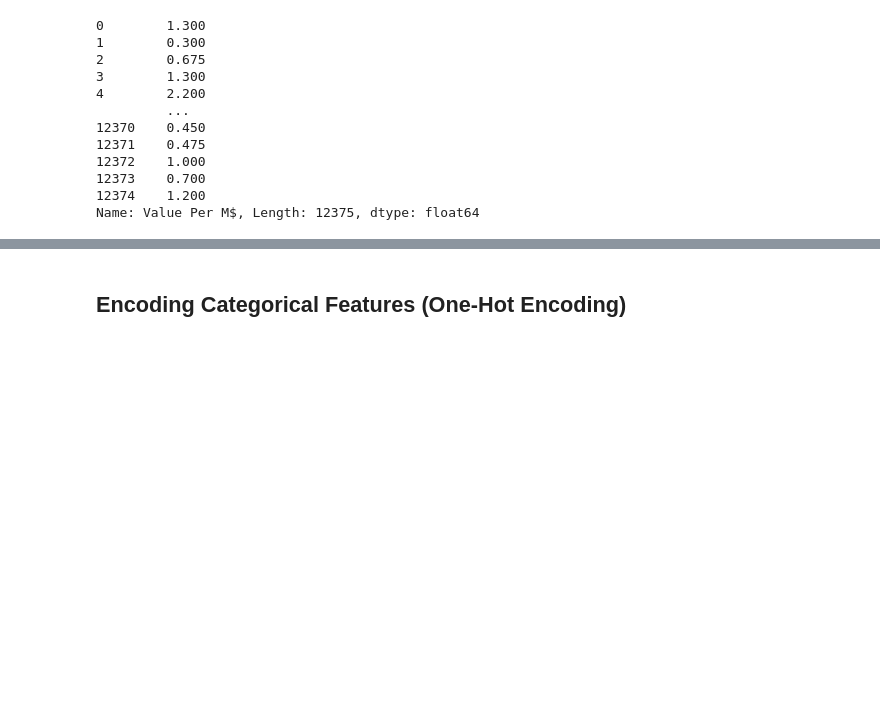
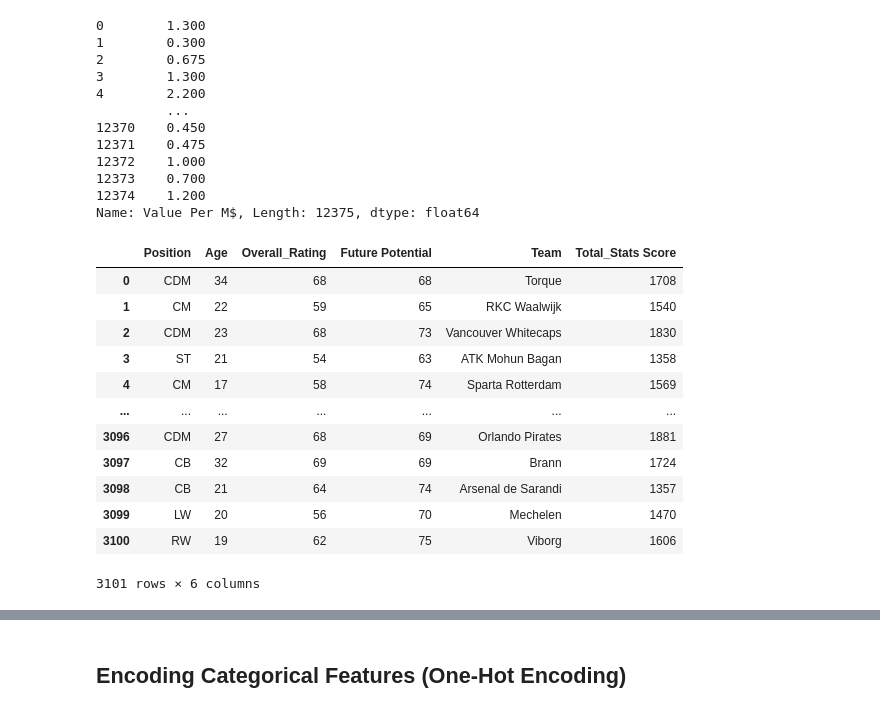
Before and after one commit to Get-Shit-Done-0-0/Machine-2, a Jupyter notebook: FIFA Players Performance Analysis .ipynb, the cells around one changed output, grey strips where cells are left out. Drawn from its saved outputs; the diff is of its cells as text; code cells hidden in the pictures; blank space fills up the shorter version.

Commit message:
updated ensemble techniques and outliers fix

```diff
--- a/FIFA Players Performance Analysis .ipynb
+++ b/FIFA Players Performance Analysis .ipynb
@@ -174,3 +174,8 @@ outlier_cols = ['Value Per M$', 'Age', 'Overall_Rating', 'Future Potential', 'To
 print(train_df.shape)
 # %% [output]
 (15733, 7)
+# %%
+test_df = X_test.copy()
+test_df['Value Per M$'] = y_test.values
+outlier_cols = ['Value Per M$', 'Age', 'Overall_Rating', 'Future Potential', 'Total_Stats Score']
+print(test_df.shape)
@@ -189,6 +196,7 @@ for col in outlier_cols:
     upper = Q3 + 1.5 * IQR
 
     train_df = train_df[(train_df[col] >= lower) & (train_df[col] <= upper)]
+    test_df = test_df[(test_df[col] >= lower) & (test_df[col] <= upper)]
 # %%
 train_df = train_df.reset_index(drop=True)
 print(train_df.shape)
@@ -196,3 +204,7 @@ print(X_train.shape[0] - train_df.shape[0])
 # %% [output]
 (12375, 7)
 3358
+# %%
+test_df = test_df.reset_index(drop=True)
+print(train_df.shape)
+print(test_df.shape)
@@ -199,6 +214,9 @@ print(X_train.shape[0] - train_df.shape[0])
 # %%
 X_train_clean = train_df.drop(columns=['Value Per M$'])
 y_train_clean = train_df['Value Per M$']
+
+X_test_clean = test_df.drop(columns=['Value Per M$'])
+y_test_clean = test_df['Value Per M$']
 # %% [markdown]
 - we separated X_train_clean and y_train_clean
 # %%
@@ -263,3 +281,19 @@ y_train_clean
 12373    0.700
 12374    1.200
 Name: Value Per M$, Length: 12375, dtype: float64
+# %%
+X_test_clean
+# %% [output]
+|  | Position | Age | Overall_Rating | Future Potential | Team | Total_Stats Score |
+| 0 | CDM | 34 | 68 | 68 | Torque | 1708 |
+| 1 | CM | 22 | 59 | 65 | RKC Waalwijk | 1540 |
+| 2 | CDM | 23 | 68 | 73 | Vancouver Whitecaps | 1830 |
+| 3 | ST | 21 | 54 | 63 | ATK Mohun Bagan | 1358 |
+| 4 | CM | 17 | 58 | 74 | Sparta Rotterdam | 1569 |
+| ... | ... | ... | ... | ... | ... | ... |
+| 3096 | CDM | 27 | 68 | 69 | Orlando Pirates | 1881 |
+| 3097 | CB | 32 | 69 | 69 | Brann | 1724 |
+| 3098 | CB | 21 | 64 | 74 | Arsenal de Sarandi | 1357 |
+| 3099 | LW | 20 | 56 | 70 | Mechelen | 1470 |
+| 3100 | RW | 19 | 62 | 75 | Viborg | 1606 |
+3101 rows × 6 columns
```
Also changed, not shown: parts of 15 cells of this notebook, 1 other file.
